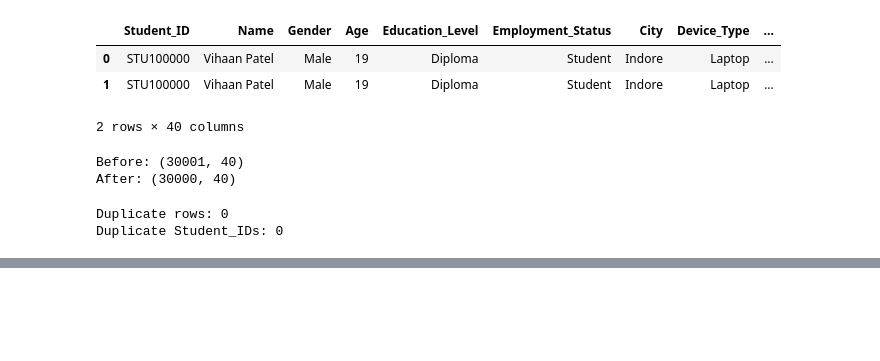
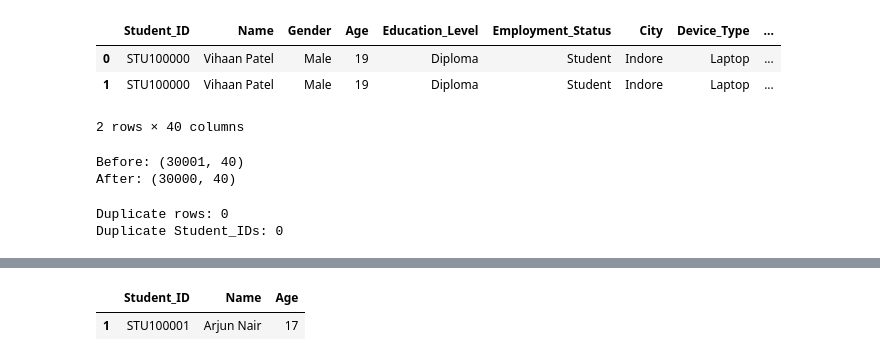
Before and after one commit to adithya-blip111/data_ai_project, a Jupyter notebook: src/data_ai_project.ipynb, the cells around one changed output, grey strips where cells are left out. Saved outputs shown, nothing was run; the diff lists cells and outputs as text; code cells hidden in the pictures; blank space fills up the shorter version.

```diff
--- a/src/data_ai_project.ipynb
+++ b/src/data_ai_project.ipynb
@@ -112,11 +112,18 @@ print(records_to_review.to_string())
 2  STU100001  Arjun Nair  Female  170        Bachelor           Student  Delhi      Laptop                         Low      C106  Machine Learning A-Z  Programming     Advanced                    90   ...
 # %%
 def clean_data(data):
+    # Create a copy so the original data stays unchanged
     clean = data.copy(deep=True)
+
+    # Correct the confirmed age error for STU100001
+    # The original dataset shows age 17, not 170
+    clean.loc[
+        clean["Student_ID"] == "STU100001",
+        "Age"
+    ] = 17
 
     # Find rows that should be excluded based on the review rules
     invalid_record = (
-        ((clean["Age"] < 17) | (clean["Age"] > 60)) |
         ((clean["Course_Duration_Days"] < 0) | (clean["Course_Duration_Days"] > 90)) |
         ((clean["Average_Session_Duration_Min"] < 0) | (clean["Average_Session_Duration_Min"] > 80)) |
         ((clean["Video_Completion_Rate"] < 0) | (clean["Video_Completion_Rate"] > 100)) |
@@ -719,0 +763,10 @@ Duplicate Student_IDs: 0
+# %%
+# Verify that the confirmed age error was corrected
+# Shows STU100001 with Age = 17
+df_clean_preview.loc[
+    df_clean_preview["Student_ID"] == "STU100001",
+    ["Student_ID", "Name", "Age"]
+]
+# %% [output]
+|  | Student_ID | Name | Age |
+| 1 | STU100001 | Arjun Nair | 17 |
```
Also changed, not shown: parts of 8 cells of this notebook.
